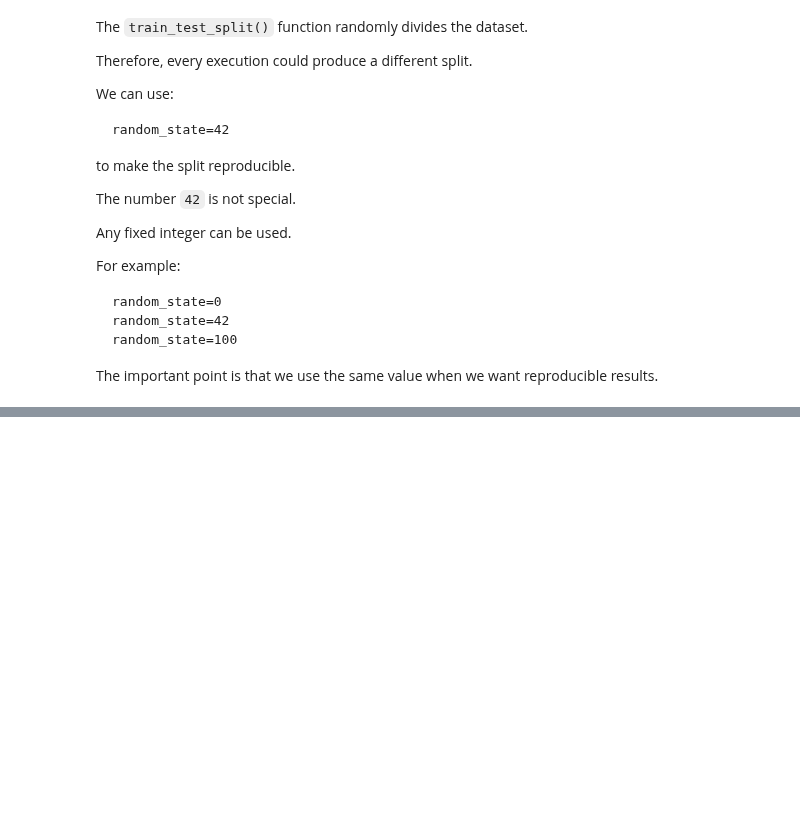
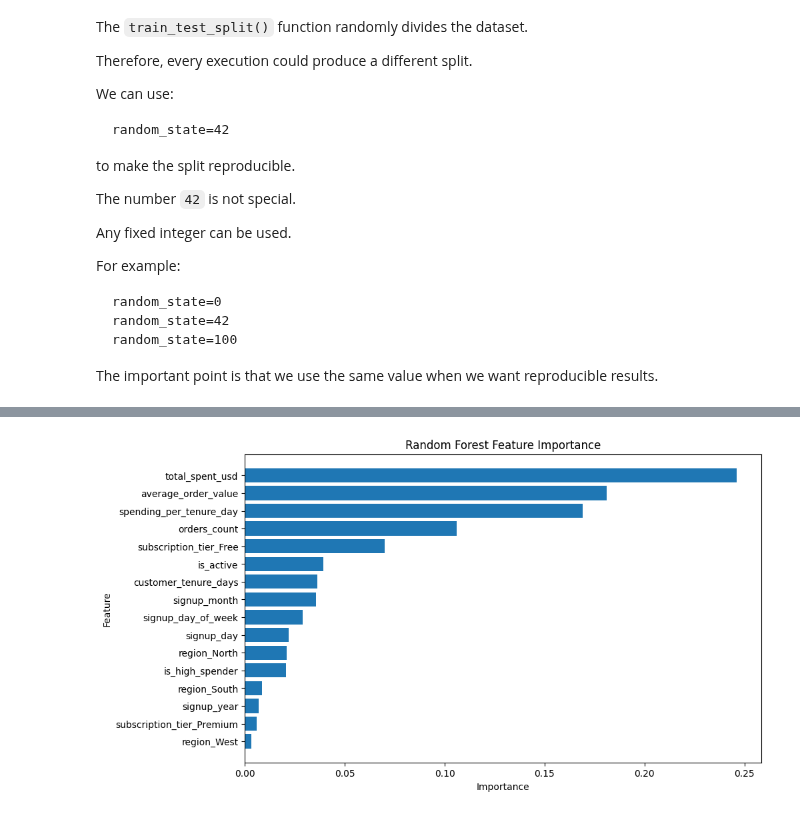
Before and after one commit to soumyadeep-pati/Python_Learning, a Jupyter notebook: ML/00_ML_Fundamentals/04_ML_Workflow.ipynb, the cells around one changed output, grey strips where cells are left out. Saved outputs shown, nothing was run; the diff lists cells and outputs as text; code cells hidden in the pictures; blank space fills up the shorter version.

```diff
--- a/ML/00_ML_Fundamentals/04_ML_Workflow.ipynb
+++ b/ML/00_ML_Fundamentals/04_ML_Workflow.ipynb
@@ -2928,0 +4212,7 @@ we want reproducible results.
+# %%
+# Train the Random Forest model
+
+random_forest_model.fit(
+    X_train_scaled,
+    y_train
+)
@@ -2928,0 +4305,18 @@ we want reproducible results.
+# %%
+# Create a DataFrame containing feature importance
+
+rf_feature_importance = pd.DataFrame({
+    "Feature": X_train_scaled.columns,
+    "Importance": random_forest_model.feature_importances_
+})
+
+# Sort by importance
+
+rf_feature_importance = rf_feature_importance.sort_values(
+    by="Importance",
+    ascending=False
+)
+
+# Display the result
+
+rf_feature_importance
@@ -2928,0 +4341,19 @@ we want reproducible results.
+# %%
+# Plot Random Forest feature importance
+
+plt.figure(figsize=(10, 6))
+
+plt.barh(
+    rf_feature_importance["Feature"],
+    rf_feature_importance["Importance"]
+)
+
+plt.xlabel("Importance")
+plt.ylabel("Feature")
+plt.title("Random Forest Feature Importance")
+
+plt.gca().invert_yaxis()
+
+plt.show()
+# %% [output]
+[figure, added]
```
Also changed, not shown: parts of 282 cells of this notebook.
